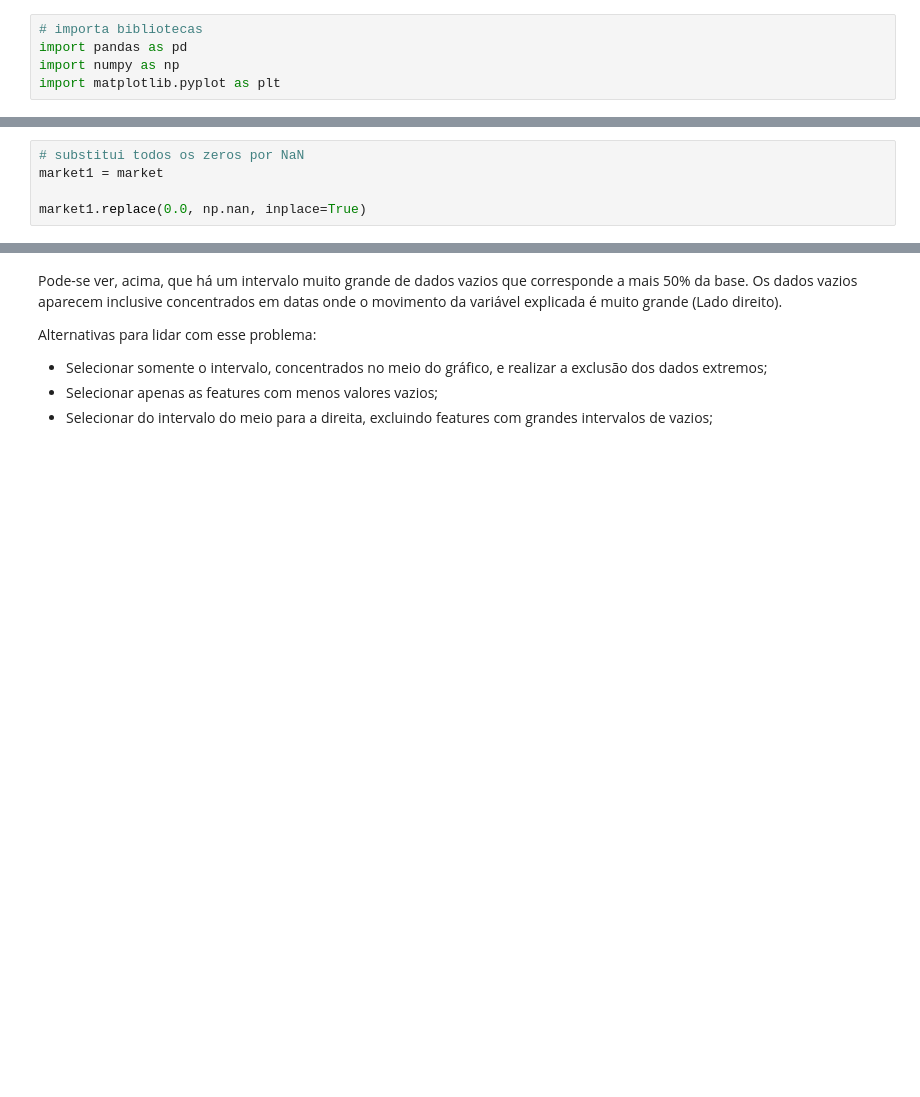
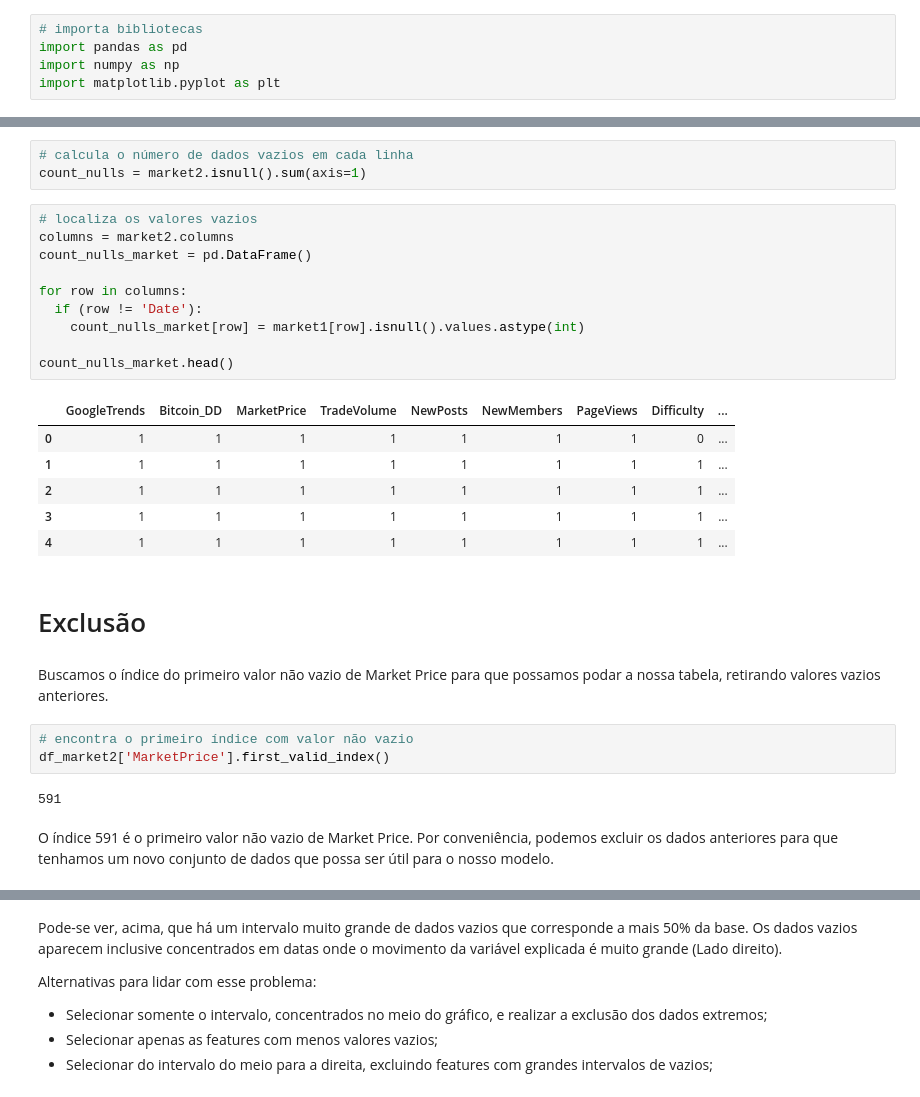
Before and after one commit to wallisonferreira/analise-exploratoria-mercados, a Jupyter notebook: pre_processing_1.ipynb, the cells around one changed output, grey strips where cells are left out. Saved outputs shown, nothing was run; the diff lists cells and outputs as text; blank space fills up the shorter version.

```diff
--- a/pre_processing_1.ipynb
+++ b/pre_processing_1.ipynb
@@ -87,5 +21,0 @@ empty_values(data = market)
-# %%
-# substitui todos os zeros por NaN
-market1 = market
-
-market1.replace(0.0, np.nan, inplace=True)
@@ -138,0 +192,31 @@ fig.show();
+# %%
+# calcula o número de dados vazios em cada linha
+count_nulls = market2.isnull().sum(axis=1)
+# %%
+# localiza os valores vazios
+columns = market2.columns
+count_nulls_market = pd.DataFrame()
+
+for row in columns:
+  if (row != 'Date'):
+    count_nulls_market[row] = market1[row].isnull().values.astype(int)
+
+count_nulls_market.head()
+# %% [output]
+|  | GoogleTrends | Bitcoin_DD | MarketPrice | TradeVolume | NewPosts | NewMembers | PageViews | Difficulty | ... |
+| 0 | 1 | 1 | 1 | 1 | 1 | 1 | 1 | 0 | ... |
+| 1 | 1 | 1 | 1 | 1 | 1 | 1 | 1 | 1 | ... |
+| 2 | 1 | 1 | 1 | 1 | 1 | 1 | 1 | 1 | ... |
+| 3 | 1 | 1 | 1 | 1 | 1 | 1 | 1 | 1 | ... |
+| 4 | 1 | 1 | 1 | 1 | 1 | 1 | 1 | 1 | ... |
+# %% [markdown]
+# Exclusão
+# %% [markdown]
+Buscamos o índice do primeiro valor não vazio de Market Price para que possamos podar a nossa tabela, retirando valores vazios anteriores.
+# %%
+# encontra o primeiro índice com valor não vazio
+df_market2['MarketPrice'].first_valid_index()
+# %% [output]
+591
+# %% [markdown]
+O índice 591 é o primeiro valor não vazio de Market Price. Por conveniência, podemos excluir os dados anteriores para que tenhamos um novo conjunto de dados que possa ser útil para o nosso modelo.
```
Also changed, not shown: parts of 41 cells of this notebook.
